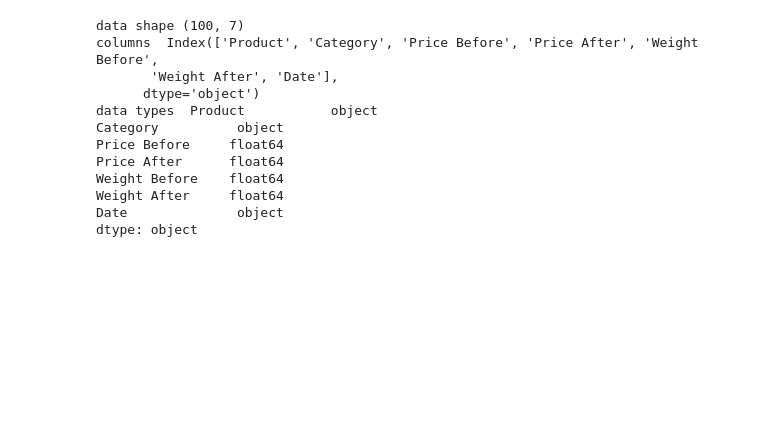
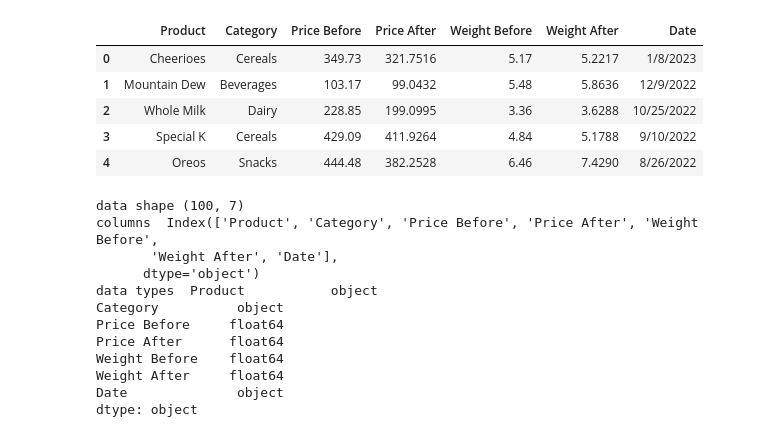
Before and after one commit to Kaviyarasu-06/ProductAnalysis, a Jupyter notebook: Product.ipynb, the cells around one changed output. Cells and saved outputs as stored; diff of their text form; code cells hidden in the pictures; blank space fills up the shorter version.

```diff
--- a/Product.ipynb
+++ b/Product.ipynb
@@ -1,8 +1,17 @@
 # %%
 import pandas as pd
 import numpy as np
 import matplotlib.pyplot as plt
+import seaborn as sns
 df=pd.read_csv('products_100_rows.csv')
+df.head()
+# %% [output]
+|  | Product | Category | Price Before | Price After | Weight Before | Weight After | Date |
+| 0 | Cheerioes | Cereals | 349.73 | 321.7516 | 5.17 | 5.2217 | 1/8/2023 |
+| 1 | Mountain Dew | Beverages | 103.17 | 99.0432 | 5.48 | 5.8636 | 12/9/2022 |
+| 2 | Whole Milk | Dairy | 228.85 | 199.0995 | 3.36 | 3.6288 | 10/25/2022 |
+| 3 | Special K | Cereals | 429.09 | 411.9264 | 4.84 | 5.1788 | 9/10/2022 |
+| 4 | Oreos | Snacks | 444.48 | 382.2528 | 6.46 | 7.4290 | 8/26/2022 |
 # %%
 print("data shape",df.shape)
 print("columns ",df.columns)
```
Also changed, not shown: parts of 3 cells of this notebook, 1 other file.
